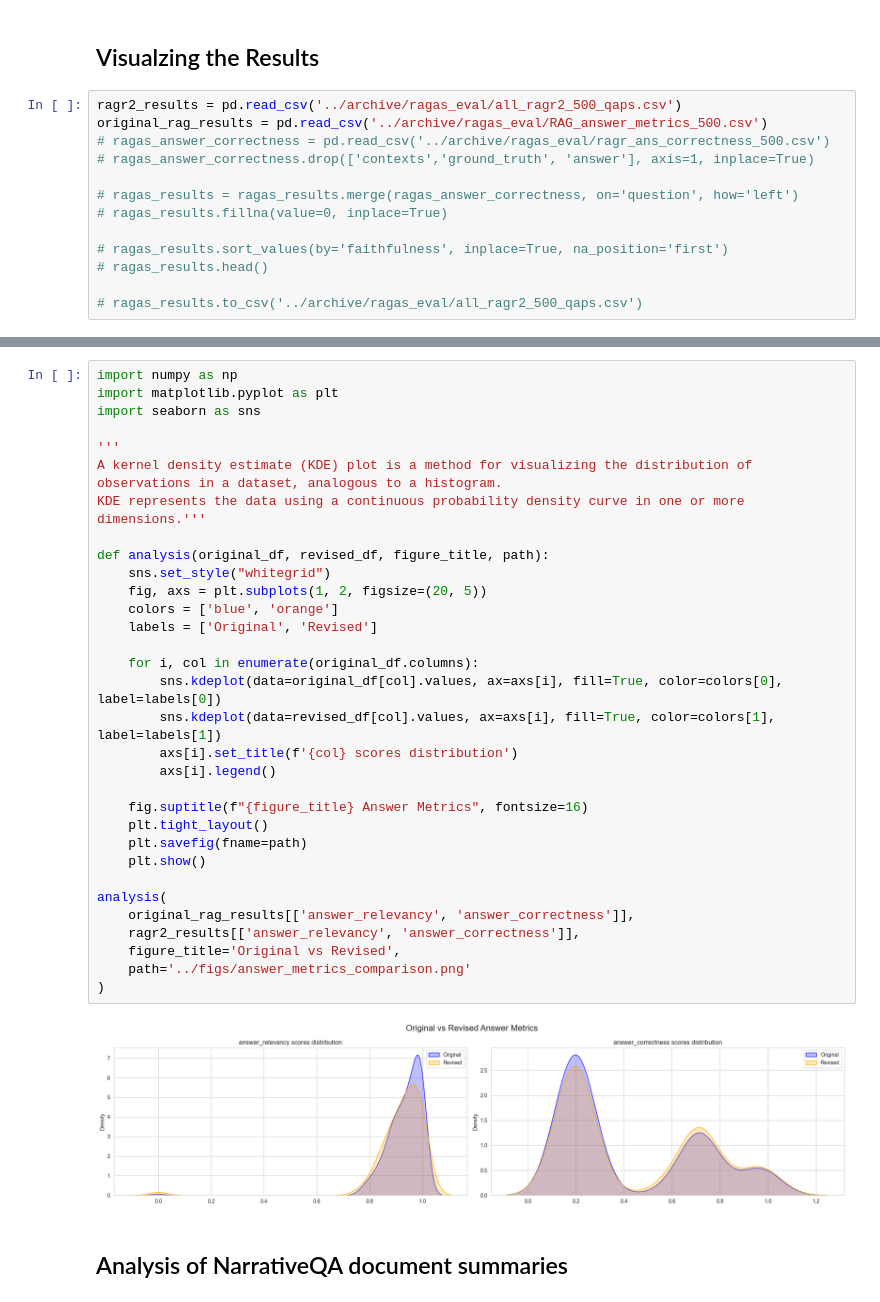
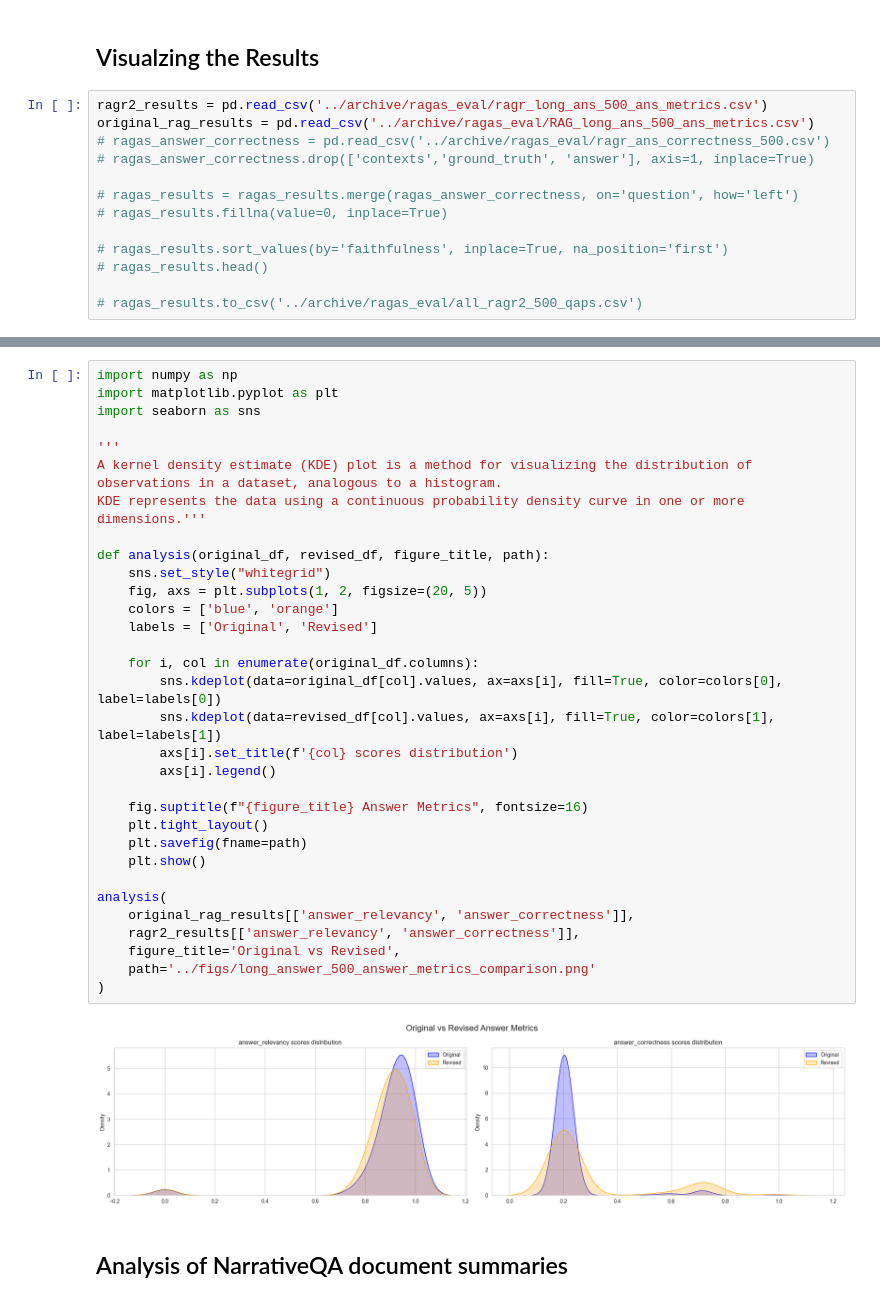
Before and after one commit to KremerML/RAGR2, a Jupyter notebook: notebooks/RAG_initial_exploration.ipynb, the cells around one changed output, grey strips where cells are left out. Cells and saved outputs as stored; diff of their text form.

```diff
--- a/notebooks/RAG_initial_exploration.ipynb
+++ b/notebooks/RAG_initial_exploration.ipynb
@@ -501,8 +494,8 @@ INFO:httpx:HTTP Request: POST https://api.openai.com/v1/chat/completions "HTTP/1
 # %% [markdown]
 ## Visualzing the Results
 # %%
-ragr2_results = pd.read_csv('../archive/ragas_eval/all_ragr2_500_qaps.csv')
-original_rag_results = pd.read_csv('../archive/ragas_eval/RAG_answer_metrics_500.csv')
+ragr2_results = pd.read_csv('../archive/ragas_eval/ragr_long_ans_500_ans_metrics.csv')
+original_rag_results = pd.read_csv('../archive/ragas_eval/RAG_long_ans_500_ans_metrics.csv')
 # ragas_answer_correctness = pd.read_csv('../archive/ragas_eval/ragr_ans_correctness_500.csv')
 # ragas_answer_correctness.drop(['contexts','ground_truth', 'answer'], axis=1, inplace=True)
 
@@ -567,35 +560,35 @@ import numpy as np
 import matplotlib.pyplot as plt
 import seaborn as sns
 
 '''
 A kernel density estimate (KDE) plot is a method for visualizing the distribution of observations in a dataset, analogous to a histogram.
 KDE represents the data using a continuous probability density curve in one or more dimensions.'''
 
 def analysis(original_df, revised_df, figure_title, path):
     sns.set_style("whitegrid")
     fig, axs = plt.subplots(1, 2, figsize=(20, 5))
     colors = ['blue', 'orange']
     labels = ['Original', 'Revised']
 
     for i, col in enumerate(original_df.columns):
         sns.kdeplot(data=original_df[col].values, ax=axs[i], fill=True, color=colors[0], label=labels[0])
         sns.kdeplot(data=revised_df[col].values, ax=axs[i], fill=True, color=colors[1], label=labels[1])
         axs[i].set_title(f'{col} scores distribution')
         axs[i].legend()
 
     fig.suptitle(f"{figure_title} Answer Metrics", fontsize=16)
     plt.tight_layout()
     plt.savefig(fname=path)
     plt.show()
 
 analysis(
     original_rag_results[['answer_relevancy', 'answer_correctness']],
     ragr2_results[['answer_relevancy', 'answer_correctness']],
     figure_title='Original vs Revised',
-    path='../figs/answer_metrics_comparison.png'
+    path='../figs/long_answer_500_answer_metrics_comparison.png'
 )
 # %% [output]
-[figure, old version]
+[figure, new version]
 # %% [markdown]
 ## Analysis of NarrativeQA document summaries
 # %%
```
Also changed, not shown: parts of 5 cells of this notebook.
